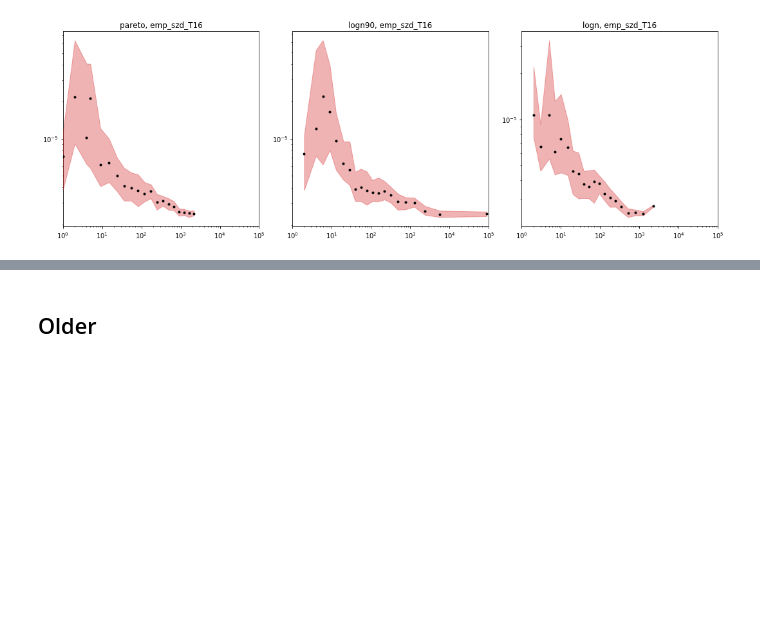
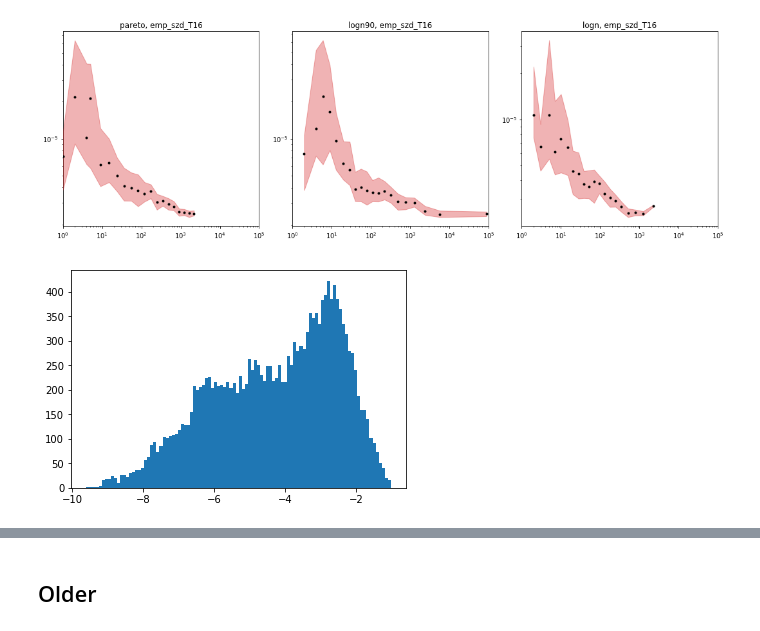
Before and after one commit to matuteiglesias/French_exports_bkp, a Jupyter notebook: code/notebooks/Sigma vs log(n), q plots.ipynb, the cells around one changed output, grey strips where cells are left out. Cells and saved outputs as stored; diff of their text form; code cells hidden in the pictures; blank space fills up the shorter version.

```diff
--- a/code/notebooks/Sigma vs log(n), q plots.ipynb
+++ b/code/notebooks/Sigma vs log(n), q plots.ipynb
@@ -741,6 +746,11 @@ for i, sizes in enumerate(['pareto', 'logn90', 'logn']):
 plt.tight_layout()
 # %% [output]
 [figure]
+# %%
+plt.hist(np.log10(result['var_diff_qi']/result.Q), 100)
+plt.show()
+# %% [output]
+[figure, added]
 # %%
 ### Superplot
 
```
Also changed, not shown: parts of 4 cells of this notebook, 1 other file.
